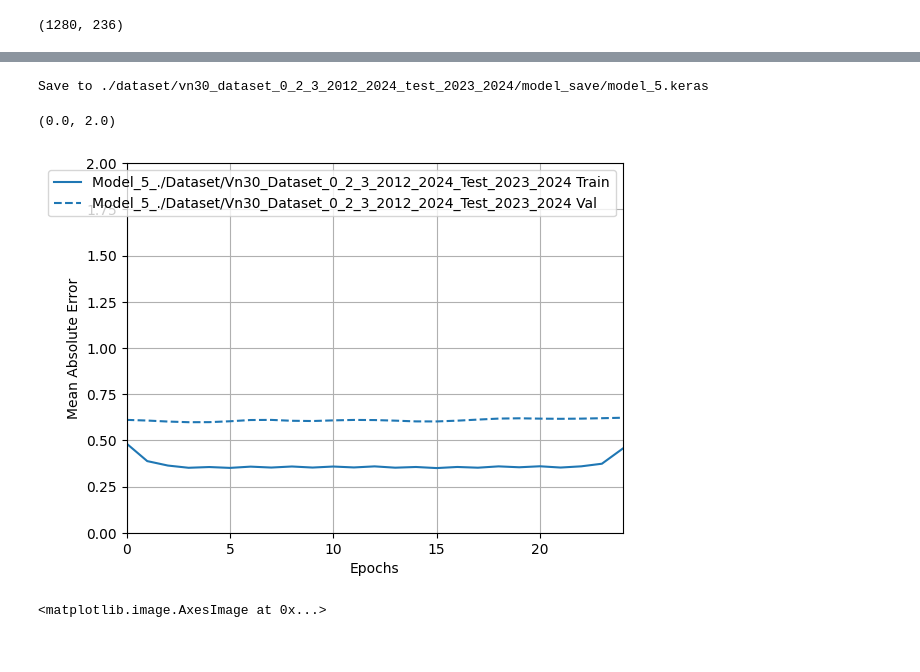
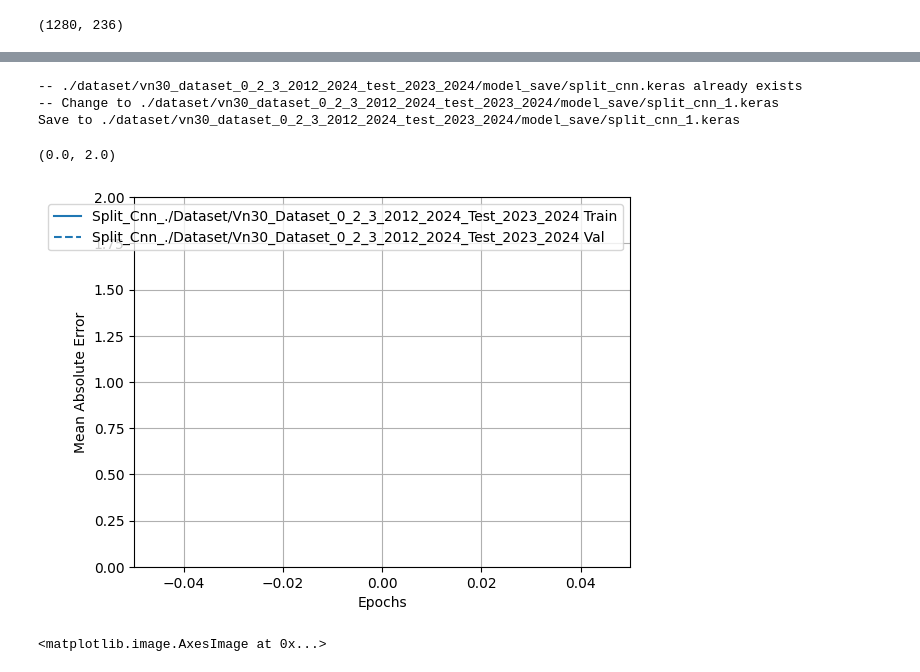
Before and after one commit to raming20/CNN-LSTM-predict-stock-price, a Jupyter notebook: data_analytics/CV_stock_market/model_use_train_and_test.ipynb, the cells around one changed output, grey strips where cells are left out. Drawn from its saved outputs; the diff is of its cells as text; code cells hidden in the pictures.

```diff
--- a/data_analytics/CV_stock_market/model_use_train_and_test.ipynb
+++ b/data_analytics/CV_stock_market/model_use_train_and_test.ipynb
@@ -186,5 +183,0 @@ Model: "sequential"
-# %%
-STEPS_PER_EPOCH = total_data_train // batch_size + 1
-name_sub_folder_save_metrics = f"{model_name}_{dataset_folder}"
-name_folder_save_metrics = f"sizes/{model_name}_{dataset_folder}"
-max_epochs = 200
@@ -195 +184,14 @@ STEPS_PER_EPOCH
+# %%
+class StopAtLossValue(keras.callbacks.Callback):
+    def __init__(self, target_loss, metric_name):
+        super(StopAtLossValue, self).__init__()
+        self.target_loss = target_loss
+        self.metric_name = metric_name
+
+    def on_epoch_end(self, epoch, logs=None):
+        # Lấy giá trị loss từ logs
+        current_loss = logs.get(f"val_{self.metric_name}")
+        if current_loss is not None and current_loss <= self.target_loss:
+            print(f"\nĐạt target loss = {self.target_loss}, dừng training tại epoch {epoch + 1}")
+            self.model.stop_training = True
 # %%
@@ -214,17 +225,11 @@ def get_callbacks(name):
-# %%
-model.compile(
-    loss=keras.losses.MeanSquaredError(),
-    optimizer=get_optimizer(),
-    metrics=[
-        keras.metrics.MeanAbsoluteError(name="mean_absolute_error"),
-    ],
-)
 # %%
-history = model.fit(
-    dataset_train_3,
-    validation_data=dataset_test_3,
-    epochs=max_epochs,
-    steps_per_epoch=STEPS_PER_EPOCH,
-    callbacks=get_callbacks(name_folder_save_metrics)
-)
+is_start_train = input("Start train? (y/n): ").lower()[0] == "y"
+if is_start_train:
+    history = model.fit(
+        dataset_train_3,
+        validation_data=dataset_test_3,
+        epochs=max_epochs,
+        steps_per_epoch=STEPS_PER_EPOCH,
+        callbacks=get_callbacks(name_folder_save_metrics, metric_name, number_epochs_to_wait)
+    )
 # %% [output]
@@ -276,18 +263,20 @@ def save_model(model: keras.Sequential, model_name):
 # %%
-save_model(model, model_name)
+model_name_saved = save_model(model, model_name)
 # %% [output]
-Save to ./dataset/vn30_dataset_0_2_3_2012_2024_test_2023_2024/model_save/model_5.keras
+-- ./dataset/vn30_dataset_0_2_3_2012_2024_test_2023_2024/model_save/split_cnn.keras already exists
+-- Change to ./dataset/vn30_dataset_0_2_3_2012_2024_test_2023_2024/model_save/split_cnn_1.keras
+Save to ./dataset/vn30_dataset_0_2_3_2012_2024_test_2023_2024/model_save/split_cnn_1.keras
 # %%
 size_histories = {}
 # %%
 size_histories[name_sub_folder_save_metrics] = history
 # %%
-plotter = tfdocs.plots.HistoryPlotter(metric='mean_absolute_error', smoothing_std=10)
+plotter = tfdocs.plots.HistoryPlotter(metric=metric_name, smoothing_std=10)
 plotter.plot(size_histories)
 plt.ylim([0,2])
 # %% [output]
 (0.0, 2.0)
-[figure, old version]
+[figure, new version]
 # %%
 train_dataset = tf.data.Dataset.load(f'{dataset_folder}/train/next_3_day_up')
 test_dataset = tf.data.Dataset.load(f'{dataset_folder}/test/next_3_day_up')
```
Also changed, not shown: parts of 30 cells of this notebook, 2 other files.
